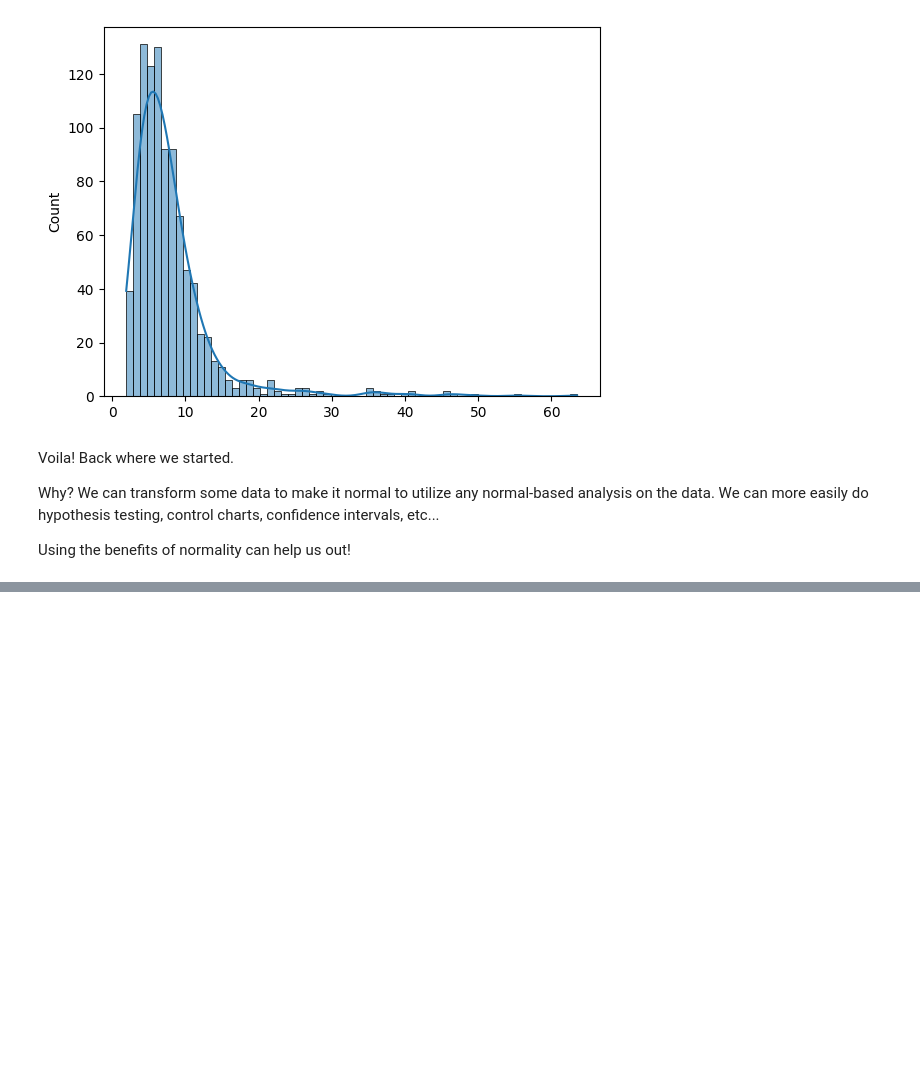
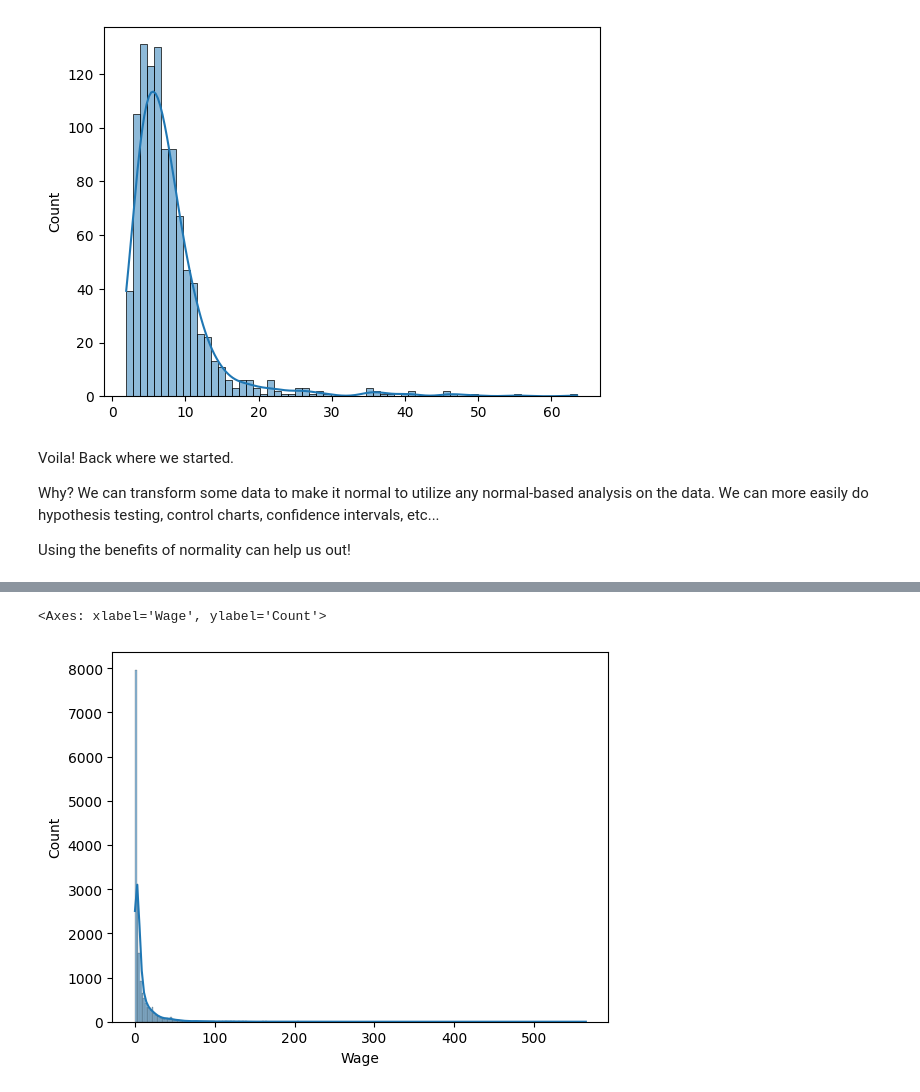
Before and after one commit to AkeemSemperDataScience/Basic_Stats_in_Python_Student_Repository, a Jupyter notebook: 028_Central_Limit_Theorem_sol.ipynb, the cells around one changed output, grey strips where cells are left out. Saved outputs shown, nothing was run; the diff lists cells and outputs as text; code cells hidden in the pictures; blank space fills up the shorter version.

```diff
--- a/028_Central_Limit_Theorem_sol.ipynb
+++ b/028_Central_Limit_Theorem_sol.ipynb
@@ -407,0 +427,10 @@ Using the benefits of normality can help us out!
+# %%
+from sklearn.preprocessing import StandardScaler, MinMaxScaler, OneHotEncoder, PowerTransformer
+from sklearn.impute import SimpleImputer
+import seaborn as sns
+from sklearn.linear_model import LinearRegression
+from sklearn.model_selection import train_test_split
+from sklearn.metrics import mean_squared_error, r2_score, root_mean_squared_error
+
+dfImpute = pd.read_csv("data/fifa_eda.csv")
+dfImpute.isna().sum()
@@ -407,0 +505,5 @@ Using the benefits of normality can help us out!
+# %%
+sns.histplot(dfImpute["Wage"], kde=True)
+# %% [output]
+<Axes: xlabel='Wage', ylabel='Count'>
+[figure, added]
```
Also changed, not shown: parts of 58 cells of this notebook, 2 other files.
